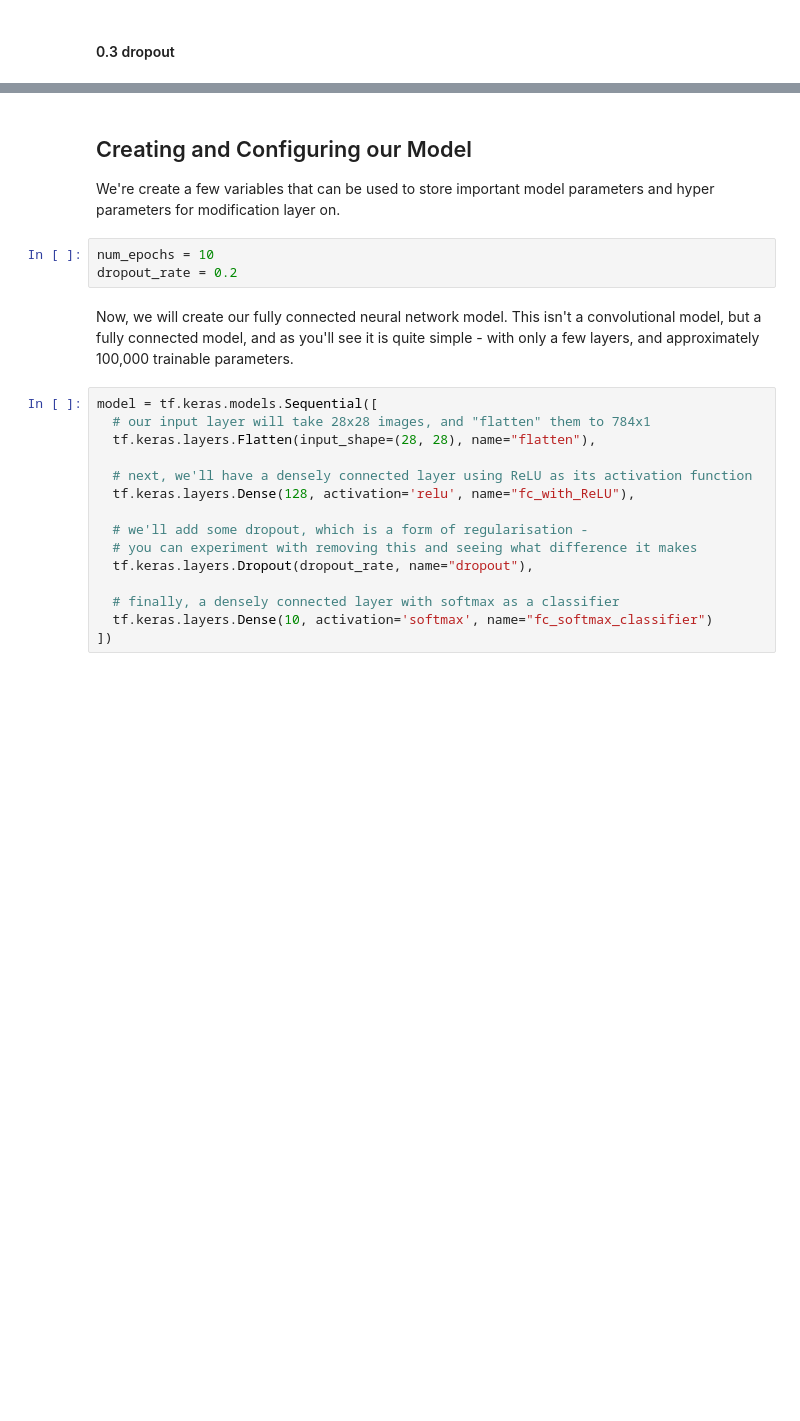
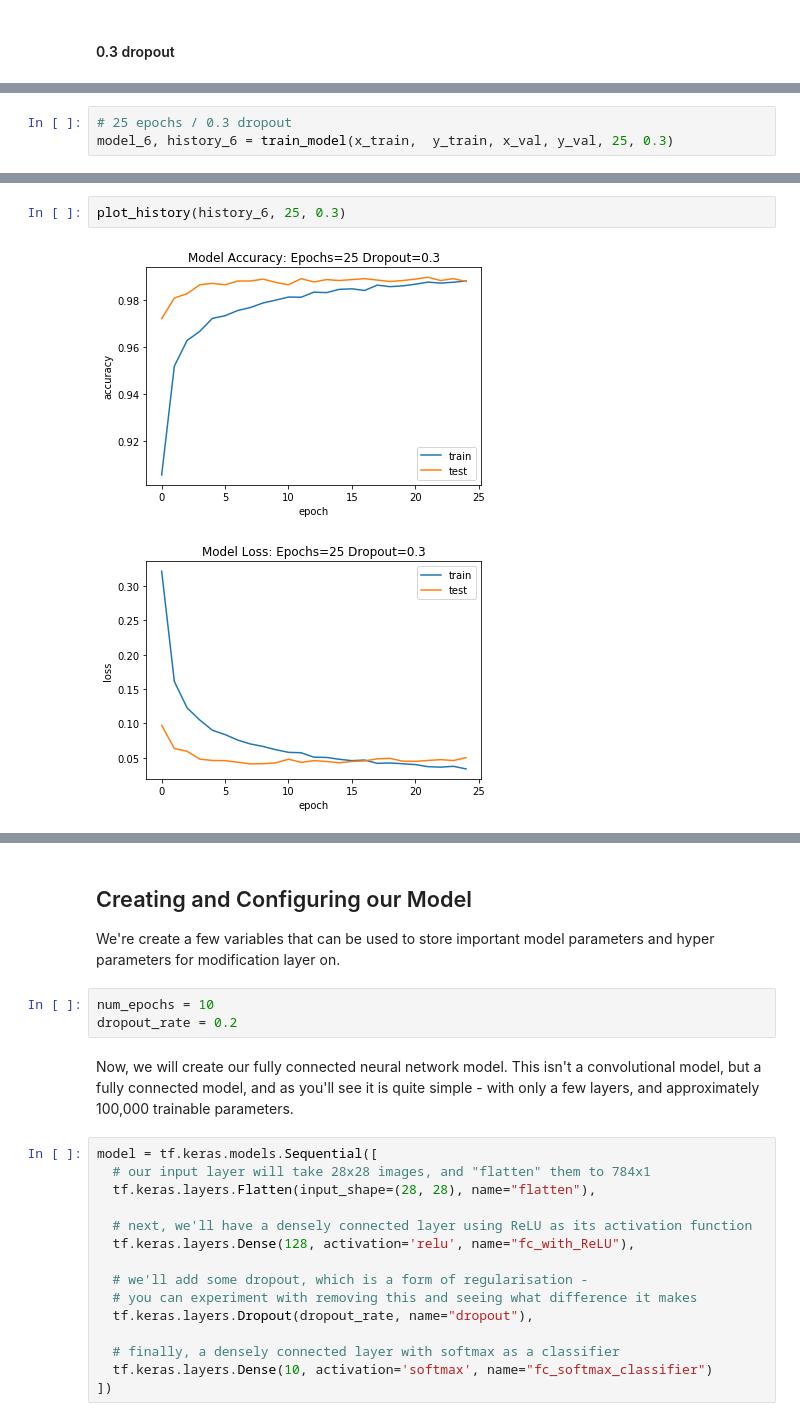
Before and after one commit to vipulpopat/CE6003_Etivity2, a Jupyter notebook: Lab_4_1_MNIST_with_ANN.ipynb, the cells around one changed output, grey strips where cells are left out. Drawn from its saved outputs; the diff is of its cells as text; blank space fills up the shorter version.

Commit message:
Epoch dropout test

```diff
--- a/Lab_4_1_MNIST_with_ANN.ipynb
+++ b/Lab_4_1_MNIST_with_ANN.ipynb
@@ -325,0 +329,3 @@ plot_history(history_5, 10, 0.3)
+# %%
+# 25 epochs / 0.3 dropout
+model_6, history_6 = train_model(x_train,  y_train, x_val, y_val, 25, 0.3)
@@ -325,0 +362,5 @@ plot_history(history_5, 10, 0.3)
+# %%
+plot_history(history_6, 25, 0.3)
+# %% [output]
+[figure, added]
+[figure, added]
```
Also changed, not shown: parts of 33 cells of this notebook.
